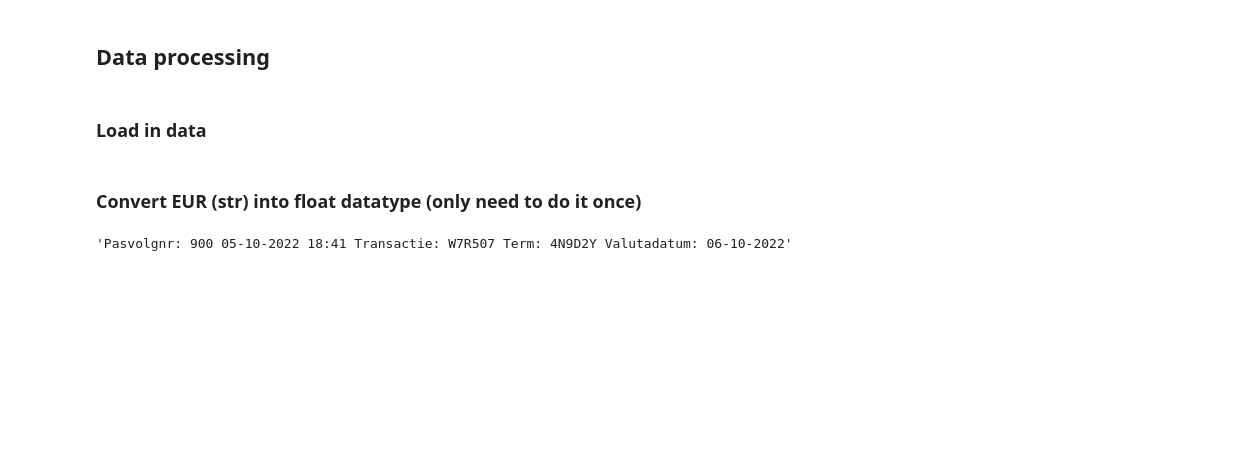
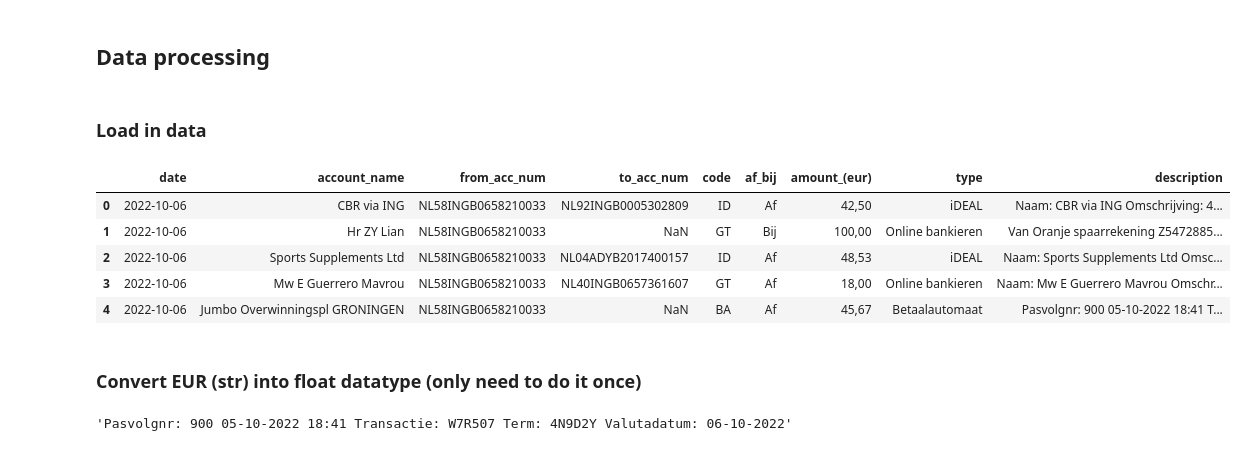
Before and after one commit to dizzydwarfus/Personal_Projects, a Jupyter notebook: personal_finance/expenses.ipynb, the cells around one changed output. Cells and saved outputs as stored; diff of their text form; code cells hidden in the pictures; blank space fills up the shorter version.

```diff
--- a/personal_finance/expenses.ipynb
+++ b/personal_finance/expenses.ipynb
@@ -13,6 +13,14 @@ import re
 ### Load in data
 # %%
 df = pd.read_csv("expenses.csv", sep=',', parse_dates=['date'], names=['date','account_name','from_acc_num','to_acc_num','code','af_bij','amount_(eur)','type','description'], header=0)
+df.head()
+# %% [output]
+|  | date | account_name | from_acc_num | to_acc_num | code | af_bij | amount_(eur) | type | description |
+| 0 | 2022-10-06 | CBR via ING | NL58INGB0658210033 | NL92INGB0005302809 | ID | Af | 42,50 | iDEAL | Naam: CBR via ING Omschrijving: 4... |
+| 1 | 2022-10-06 | Hr ZY Lian | NL58INGB0658210033 | NaN | GT | Bij | 100,00 | Online bankieren | Van Oranje spaarrekening Z5472885... |
+| 2 | 2022-10-06 | Sports Supplements Ltd | NL58INGB0658210033 | NL04ADYB2017400157 | ID | Af | 48,53 | iDEAL | Naam: Sports Supplements Ltd Omsc... |
+| 3 | 2022-10-06 | Mw E Guerrero Mavrou | NL58INGB0658210033 | NL40INGB0657361607 | GT | Af | 18,00 | Online bankieren | Naam: Mw E Guerrero Mavrou Omschr... |
+| 4 | 2022-10-06 | Jumbo Overwinningspl GRONINGEN | NL58INGB0658210033 | NaN | BA | Af | 45,67 | Betaalautomaat | Pasvolgnr: 900 05-10-2022 18:41 T... |
 # %% [markdown]
 ### Convert EUR (str) into float datatype (only need to do it once)
 # %%
```
Also changed, not shown: parts of 4 cells of this notebook.
